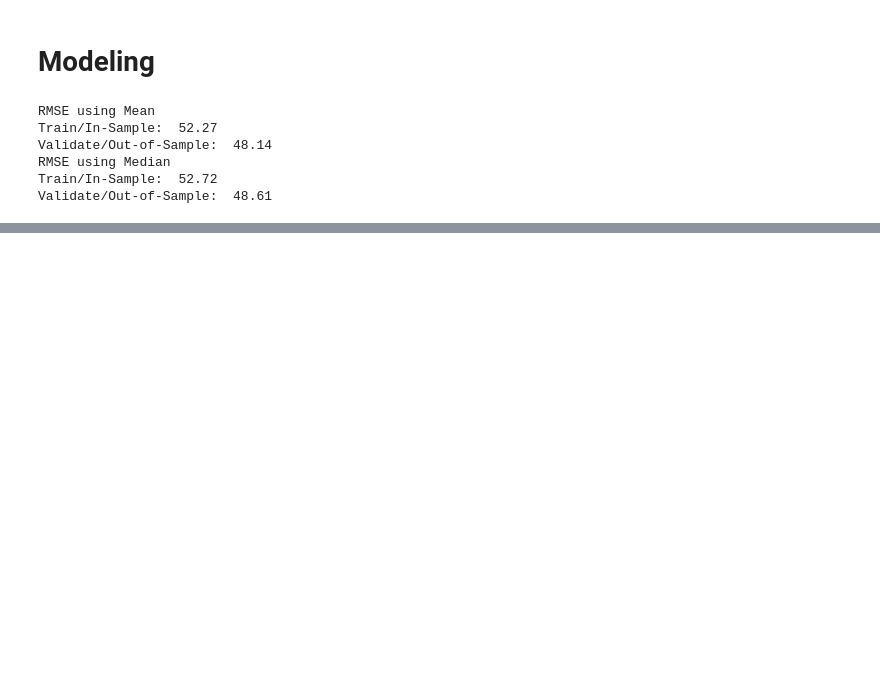
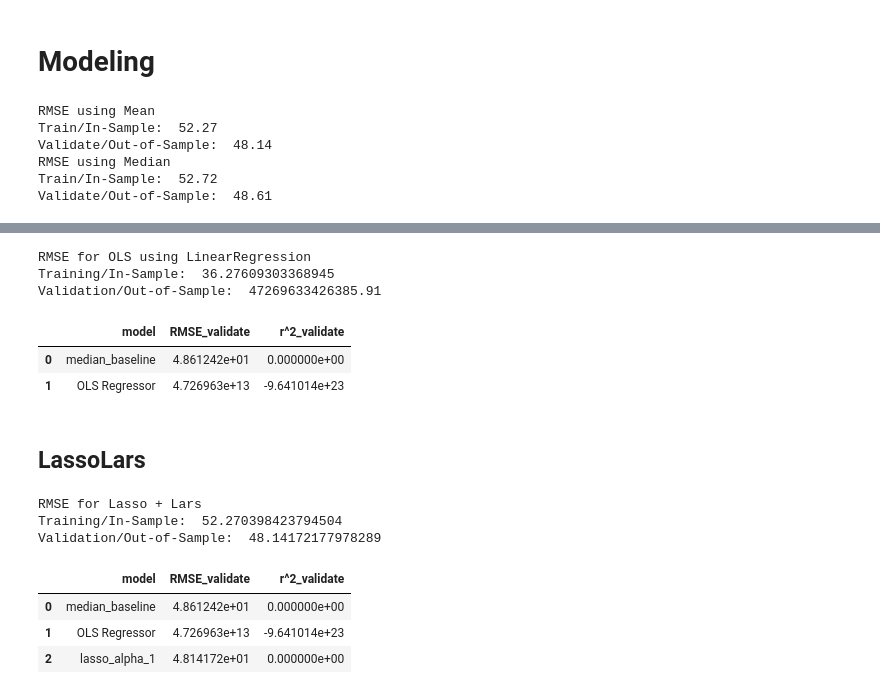
Before and after one commit to malachi-hale/hotel_bookings, a Jupyter notebook: Initial_exploration.ipynb, the cells around one changed output, grey strips where cells are left out. Drawn from its saved outputs; the diff is of its cells as text; code cells hidden in the pictures; blank space fills up the shorter version.

Commit message:
updates to modeling

```diff
--- a/Initial_exploration.ipynb
+++ b/Initial_exploration.ipynb
@@ -680,0 +710,6 @@ Validate/Out-of-Sample:  48.61
+# %%
+metric_df = pd.DataFrame()
+metric_df = make_metric_df(y_validate_dummies.adr,
+                           y_validate_dummies.adr_pred_median,
+                           'median_baseline',
+                          metric_df)
@@ -680,0 +723,73 @@ Validate/Out-of-Sample:  48.61
+# %%
+#Create the model object
+lm_1 = LinearRegression(normalize=True)
+
+# fit the model to training data
+lm_1.fit(X_train_dummies, y_train_dummies.adr)
+
+y_train_dummies['adr_pred_lm_1'] = lm_1.predict(X_train_dummies)
+
+# evaluate: rmse
+rmse_train = mean_squared_error(y_train_dummies.adr, y_train_dummies.adr_pred_lm_1) ** (1/2)
+
+# predict validate
+y_validate_dummies['adr_pred_lm_1'] = lm_1.predict(X_validate_dummies)
+
+# evaluate: rmse
+rmse_validate = mean_squared_error(y_validate_dummies.adr, y_validate_dummies.adr_pred_lm_1) ** (1/2)
+
+print("RMSE for OLS using LinearRegression\nTraining/In-Sample: ", rmse_train,
+      "\nValidation/Out-of-Sample: ", rmse_validate)
+# %% [output]
+RMSE for OLS using LinearRegression
+Training/In-Sample:  36.27609303368945
+Validation/Out-of-Sample:  47269633426385.91
+# %%
+metric_df = metric_df.append({
+    'model': 'OLS Regressor',
+    'RMSE_validate': rmse_validate,
+    'r^2_validate': explained_variance_score(y_validate_dummies.adr, y_validate_dummies.adr_pred_lm_1)}, ignore_index=True)
+# %%
+metric_df
+# %% [output]
+|  | model | RMSE_validate | r^2_validate |
+| 0 | median_baseline | 4.861242e+01 | 0.000000e+00 |
+| 1 | OLS Regressor | 4.726963e+13 | -9.641014e+23 |
+# %% [markdown]
+## LassoLars
+# %%
+# create the model object
+lars = LassoLars(alpha=1)
+
+# fit the model to our training data.
+lars.fit(X_train_dummies, y_train_dummies.adr)
+
+# predict train
+y_train_dummies['adr_pred_lars'] = lars.predict(X_train_dummies)
+
+# evaluate: rmse
+rmse_train = mean_squared_error(y_train_dummies.adr, y_train_dummies.adr_pred_lars) ** (1/2)
+
+# predict validate
+y_validate_dummies['adr_pred_lars'] = lars.predict(X_validate_dummies)
+
+# evaluate: rmse
+rmse_validate = mean_squared_error(y_validate_dummies.adr, y_validate_dummies.adr_pred_lars) ** (1/2)
+
+print("RMSE for Lasso + Lars\nTraining/In-Sample: ", rmse_train,
+      "\nValidation/Out-of-Sample: ", rmse_validate)
+# %% [output]
+RMSE for Lasso + Lars
+Training/In-Sample:  52.270398423794504
+Validation/Out-of-Sample:  48.14172177978289
+# %%
+metric_df = make_metric_df(y_validate_dummies.adr, y_validate_dummies.adr_pred_lars,
+               'lasso_alpha_1',
+               metric_df)
+# %%
+metric_df
+# %% [output]
+|  | model | RMSE_validate | r^2_validate |
+| 0 | median_baseline | 4.861242e+01 | 0.000000e+00 |
+| 1 | OLS Regressor | 4.726963e+13 | -9.641014e+23 |
+| 2 | lasso_alpha_1 | 4.814172e+01 | 0.000000e+00 |
```
Also changed, not shown: parts of 9 cells of this notebook.
